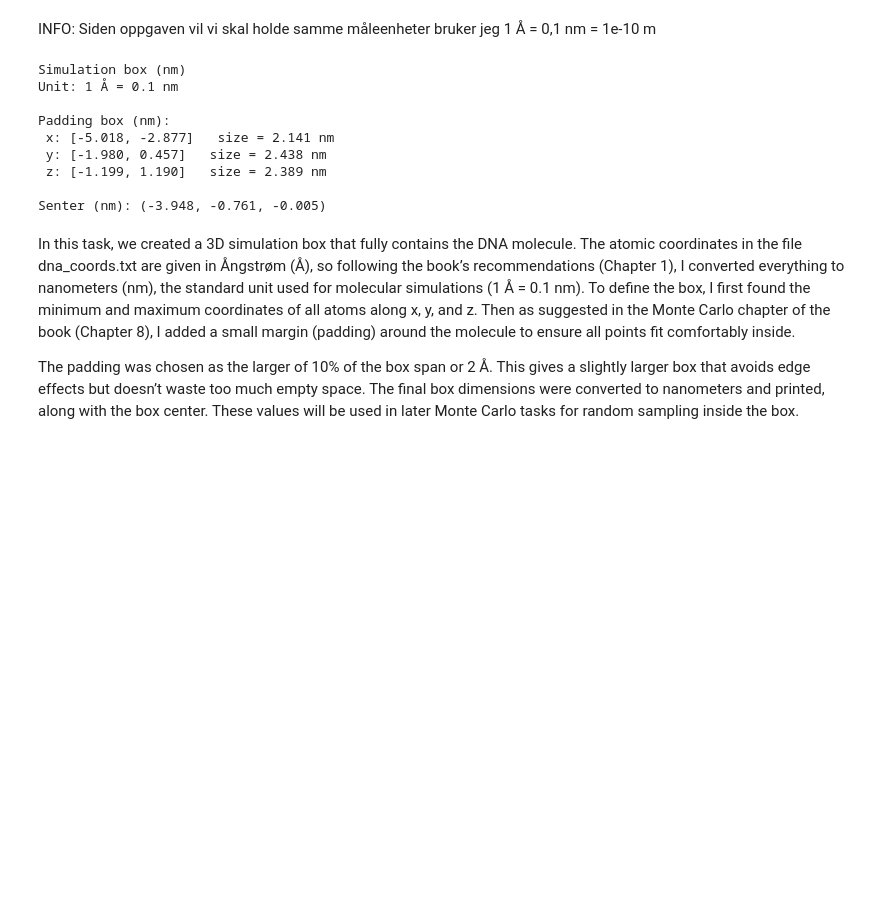
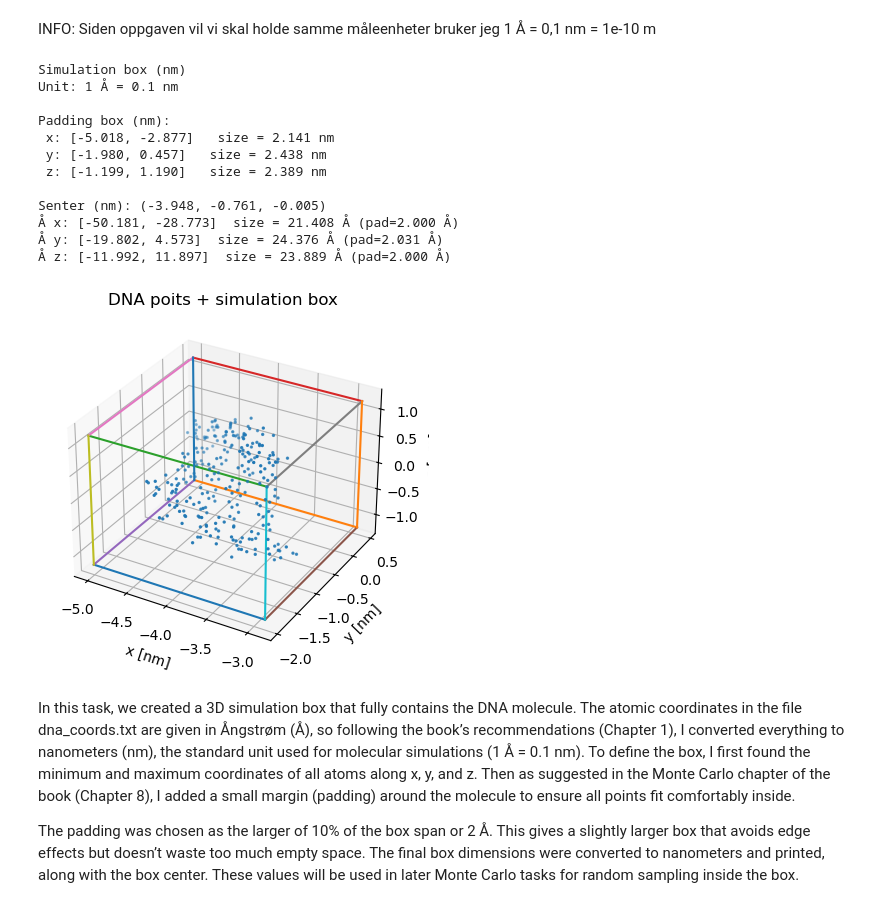
Before and after one commit to juneglopp/Project3, a Jupyter notebook: main.ipynb, the cells around one changed output. Cells and saved outputs as stored; diff of their text form; code cells hidden in the pictures; blank space fills up the shorter version.

```diff
--- a/main.ipynb
+++ b/main.ipynb
@@ -5,6 +5,10 @@
 # %% [markdown]
 INFO: Siden oppgaven vil vi skal holde samme måleenheter bruker jeg 1 Å = 0,1 nm = 1e-10 m
 # %%
+import numpy as np
+import matplotlib.pyplot as plt
+from functions import random_point_in_box
+from mpl_toolkits.mplot3d import Axes3D
 """
 Define the simulation box (x, y, z) in 3D and choose units
 Read the file dna_coords.txt (format: SYM x y z in Ångstrøm)
@@ -13,9 +17,6 @@ to the larger of 10% of the molecule’s size or 2 Å on each side
 Convert all values to nanometers (nm) and print the final box dimensions.
 Unit: 1 Å = 0.1 nm
 """
-
-import numpy as np
-import matplotlib.pyplot as plt
 
 angstrom_to_nm = 0.1
 
@@ -43,65 +44,69 @@ center_nm = (box_min_nm + box_max_nm) / 2
 # Print (bruker tre desimaler i alle oppgaver)!!!
 def f(x):
     return f"{x:.3f}"
 
 axes = ["x", "y", "z"]
 
 
 print("Simulation box (nm)")
 print("Unit: 1 Å = 0.1 nm\n")
 
 print("Padding box (nm):")
 for i, a in enumerate(axes):
     print(f" {a}: [{f(box_min_nm[i])}, {f(box_max_nm[i])}]   size = {f(size_nm[i])} nm")
 
 print(f"\nSenter (nm): ({f(center_nm[0])}, {f(center_nm[1])}, {f(center_nm[2])})")
 
-# #(Do we need to se the numbers in Å?)
-# for i, a in enumerate(axes):
-#      size_A = box_max_angstrom[i] - box_min_angstrom[i]
-#      print(f"Å {a}: [{f(box_min_angstrom[i])}, {f(box_max_angstrom[i])}]  size = {f(size_A)} Å (pad={f(padding_angstrom[i])} Å)")
+#(Do we need to se the numbers in Å?)
+for i, a in enumerate(axes):
+     size_A = box_max_angstrom[i] - box_min_angstrom[i]
+     print(f"Å {a}: [{f(box_min_angstrom[i])}, {f(box_max_angstrom[i])}]  size = {f(size_A)} Å (pad={f(padding_angstrom[i])} Å)")
 
-# 3D-plot som sjekk ---
-# points_nm = points_angstrom * angstrom_to_nm
 
-# fig = plt.figure(figsize=(5,4))
-# ax = fig.add_subplot(111, projection="3d")
-# ax.scatter(points_nm[:,0], points_nm[:,1], points_nm[:,2], s=2)
+points_nm = points_angstrom * angstrom_to_nm
 
-# # tegn 12 kanter av boksen
-# xm0, xm1 = box_min_nm[0], box_max_nm[0]
-# ym0, ym1 = box_min_nm[1], box_max_nm[1]
-# zm0, zm1 = box_min_nm[2], box_max_nm[2]
-# edges = [
-#     ([xm0,xm1],[ym0,ym0],[zm0,zm0]),
-#     ([xm0,xm1],[ym1,ym1],[zm0,zm0]),
-#     ([xm0,xm1],[ym0,ym0],[zm1,zm1]),
-#     ([xm0,xm1],[ym1,ym1],[zm1,zm1]),
-#     ([xm0,xm0],[ym0,ym1],[zm0,zm0]),
-#     ([xm1,xm1],[ym0,ym1],[zm0,zm0]),
-#     ([xm0,xm0],[ym0,ym1],[zm1,zm1]),
-#     ([xm1,xm1],[ym0,ym1],[zm1,zm1]),
-#     ([xm0,xm0],[ym0,ym0],[zm0,zm1]),
-#     ([xm1,xm1],[ym0,ym0],[zm0,zm1]),
-#     ([xm0,xm0],[ym1,ym1],[zm0,zm1]),
-#     ([xm1,xm1],[ym1,ym1],[zm0,zm1]),
-# ]
-# for X, Y, Z in edges:
-#     ax.plot(X, Y, Z)
+fig = plt.figure(figsize=(5,4))
+ax = fig.add_subplot(111, projection="3d")
+ax.scatter(points_nm[:,0], points_nm[:,1], points_nm[:,2], s=2)
 
-# ax.set_xlabel("x [nm]"); ax.set_ylabel("y [nm]"); ax.set_zlabel("z [nm]")
-# ax.set_title("DNA-punkter + simuleringboks")
-# plt.tight_layout(); plt.show()
+# tegn 12 kanter av boksen
+xm0, xm1 = box_min_nm[0], box_max_nm[0]
+ym0, ym1 = box_min_nm[1], box_max_nm[1]
+zm0, zm1 = box_min_nm[2], box_max_nm[2]
+edges = [
+    ([xm0,xm1],[ym0,ym0],[zm0,zm0]),
+    ([xm0,xm1],[ym1,ym1],[zm0,zm0]),
+    ([xm0,xm1],[ym0,ym0],[zm1,zm1]),
+    ([xm0,xm1],[ym1,ym1],[zm1,zm1]),
+    ([xm0,xm0],[ym0,ym1],[zm0,zm0]),
+    ([xm1,xm1],[ym0,ym1],[zm0,zm0]),
+    ([xm0,xm0],[ym0,ym1],[zm1,zm1]),
+    ([xm1,xm1],[ym0,ym1],[zm1,zm1]),
+    ([xm0,xm0],[ym0,ym0],[zm0,zm1]),
+    ([xm1,xm1],[ym0,ym0],[zm0,zm1]),
+    ([xm0,xm0],[ym1,ym1],[zm0,zm1]),
+    ([xm1,xm1],[ym1,ym1],[zm0,zm1]),
+]
+for X, Y, Z in edges:
+    ax.plot(X, Y, Z)
+
+ax.set_xlabel("x [nm]"); ax.set_ylabel("y [nm]"); ax.set_zlabel("z [nm]")
+ax.set_title("DNA poits + simulation box")
+plt.tight_layout(); plt.show()
 # %% [output]
 Simulation box (nm)
 Unit: 1 Å = 0.1 nm
 
 Padding box (nm):
  x: [-5.018, -2.877]   size = 2.141 nm
  y: [-1.980, 0.457]   size = 2.438 nm
  z: [-1.199, 1.190]   size = 2.389 nm
 
 Senter (nm): (-3.948, -0.761, -0.005)
+Å x: [-50.181, -28.773]  size = 21.408 Å (pad=2.000 Å)
+Å y: [-19.802, 4.573]  size = 24.376 Å (pad=2.031 Å)
+Å z: [-11.992, 11.897]  size = 23.889 Å (pad=2.000 Å)
+[figure, added]
 # %% [markdown]
 In this task, we created a 3D simulation box that fully contains the DNA molecule.
 The atomic coordinates in the file dna_coords.txt are given in Ångstrøm (Å), so following the book’s recommendations (Chapter 1), I converted everything to nanometers (nm), the standard unit used for molecular simulations (1 Å = 0.1 nm). To define the box, I first found the minimum and maximum coordinates of all atoms along x, y, and z. Then as suggested in the Monte Carlo chapter of the book (Chapter 8), I added a small margin (padding) around the molecule to ensure all points fit comfortably inside.
```
Also changed, not shown: parts of 3 cells of this notebook, 3 other files.
